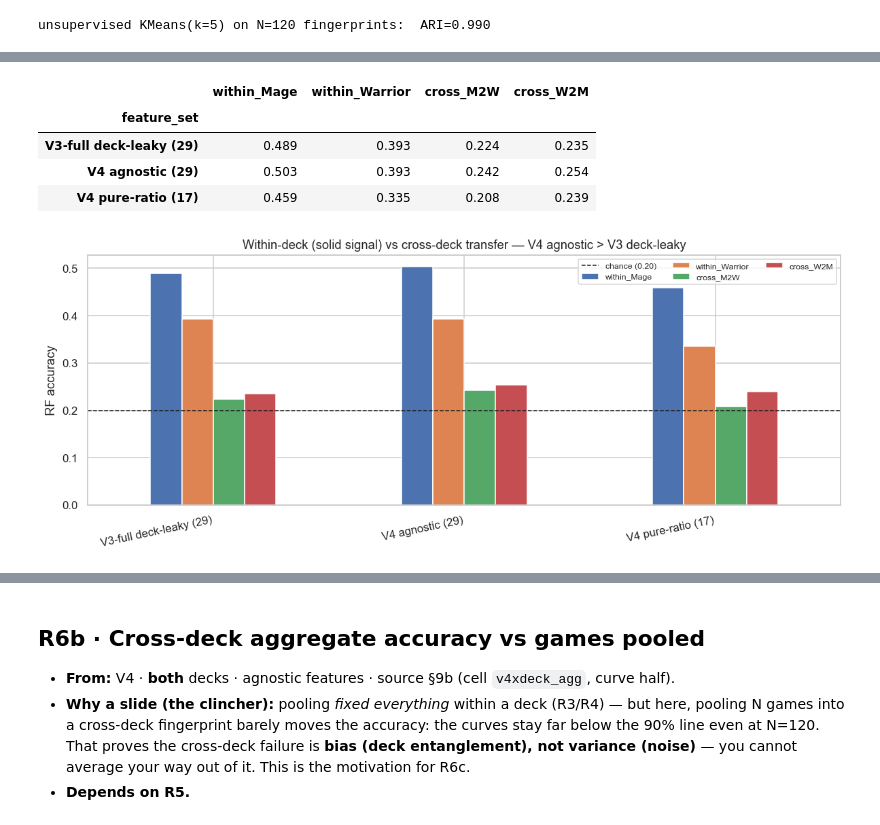
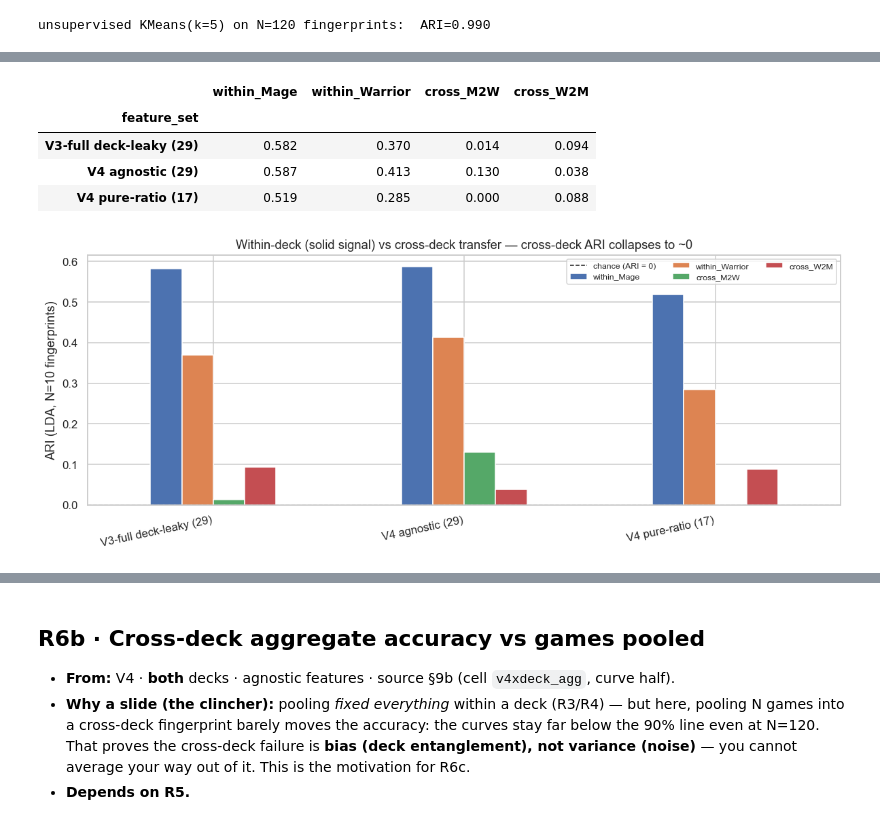
Before and after one commit to msipsb/JAIST-Internship, a Jupyter notebook: Log_Analysis/playstyle_SHOW_deck.ipynb, the cells around one changed output, grey strips where cells are left out. Saved outputs shown, nothing was run; the diff lists cells and outputs as text; code cells hidden in the pictures.

```diff
--- a/Log_Analysis/playstyle_SHOW_deck.ipynb
+++ b/Log_Analysis/playstyle_SHOW_deck.ipynb
@@ -283,11 +282,11 @@ unsupervised KMeans(k=5) on N=120 fingerprints:  ARI=0.990
 * **Panels:** accuracy-vs-N per style · per-style accuracy heatmap across N · single-game confusion (Q2).
 # %%
-# R4 — §8 Q1 accuracy vs #games, on the V4 agnostic 29-feature set (Mage)
+# R4 — §8 Q1 accuracy vs #games, on the V3-full 29-feature set (Mage)
 from sklearn.preprocessing import StandardScaler
 from sklearn.discriminant_analysis import LinearDiscriminantAnalysis
 from sklearn.metrics import confusion_matrix
 
-FEATURES = FEATURES_V4   # V4 agnostic: 29 deck-normalized features
+FEATURES = FEATURES_V3   # V3-full: 11 V2 metrics + trajectory + Change-A tells (29)
 
 # --- held-out 50/50 split within each style (disjoint games) ---
 rng = np.random.default_rng(1)
@@ -360,10 +359,10 @@ sns.heatmap(pd.DataFrame(cm1, index=STYLE_ORDER, columns=STYLE_ORDER), annot=Tru
             cmap="rocket_r", ax=ax[2])
 ax[2].set_title(f"Q2 · ONE game: where it lands (acc={np.trace(cm1)/5:.2f})")
 ax[2].set_ylabel("true style"); ax[2].set_xlabel("assigned style")
-fig.suptitle("§8  How many games are needed to classify a play-style (RenoKazakusMage, V4-agnostic 29 features)", fontsize=14)
+fig.suptitle("§8  How many games are needed to classify a play-style (RenoKazakusMage, V3-full 29 features)", fontsize=14)
 fig.tight_layout(rect=[0, 0, 1, 0.96]); plt.show()
 display(acc.style.format("{:.3f}").background_gradient(cmap="rocket_r", subset=STYLE_ORDER + ["overall (LDA)"])
-        .set_caption("Held-out accuracy of an N-game fingerprint (V4-agnostic features)"))
+        .set_caption("Held-out accuracy of an N-game fingerprint (V3-full features)"))
 # %% [output]
 Smallest N (games averaged) to reach accuracy:
   overall (LDA) >= 80%: N = 15
@@ -403,9 +404,9 @@ Held-out accuracy of an N-game fingerprint (V4-agnostic features)
 # %%
-# R5 — §9a within-deck (reference) vs cross-deck RandomForest  (defines FEATURE_SETS/cross_rf/DA/DB)
+# R5 — §9a within-deck (reference) vs cross-deck LDA on N=10 fingerprints, scored by ARI
+#      (defines FEATURE_SETS / cross_lda / _xy / DA / DB reused by R6/R6b)
 from sklearn.preprocessing import StandardScaler
-from sklearn.ensemble import RandomForestClassifier
-from sklearn.model_selection import cross_val_predict
-from sklearn.metrics import accuracy_score, confusion_matrix
+from sklearn.discriminant_analysis import LinearDiscriminantAnalysis
+from sklearn.metrics import adjusted_rand_score, confusion_matrix
 from playstyle_log_parse_v4 import METRICS as V2M, TRAJ_METRICS as _TRAJ, A_FEATURES as _AF
 
 V3_FULL  = list(V2M) + list(_TRAJ) + list(_AF)
@@ -413,52 +414,70 @@ FEATURE_SETS = {
     f"V3-full deck-leaky ({len(V3_FULL)})":      V3_FULL,
     f"V4 agnostic ({len(AGNOSTIC_FEATURES)})":   list(AGNOSTIC_FEATURES),
     f"V4 pure-ratio ({len(RATIO_FEATURES)})":    list(RATIO_FEATURES),
 }
 DA, DB = "RenoKazakusMage", "AggroPirateWarrior"
+N_FP   = 10                                       # games averaged into one fingerprint
 
 def _xy(df, feats, fill_from=None):
     med = (df if fill_from is None else fill_from)[feats].median()
     return df[feats].fillna(med).values, df["style"].astype(str).values
 
-def within_rf(feats, deck):
+def _fingerprints(Xby, N, reps, seed):
+    """Bootstrap `reps` N-game mean fingerprints per style from a {style: rows} dict."""
+    r = np.random.default_rng(seed); Xs, ys = [], []
+    for s in STYLE_ORDER:
+        a = Xby[s]
+        for _ in range(reps):
+            Xs.append(a[r.integers(0, len(a), N)].mean(0)); ys.append(s)
+    return np.array(Xs), np.array(ys)
+
+def within_lda(feats, deck, N=N_FP):
+    """Within-deck reference: split games 50/50, LDA on N-game fingerprints, ARI on the held-out half."""
     d = games_all[games_all["deck"] == deck]
     X, y = _xy(d, feats); Xs = StandardScaler().fit_transform(X)
-    rf = RandomForestClassifier(n_estimators=300, random_state=0, n_jobs=-1)
-    return accuracy_score(y, cross_val_predict(rf, Xs, y, cv=5))
+    rng = np.random.default_rng(0); trby, teby = {}, {}
+    for s in STYLE_ORDER:
+        idx = np.where(y == s)[0]; rng.shuffle(idx); h = len(idx) // 2
+        trby[s], teby[s] = Xs[idx[:h]], Xs[idx[h:]]
+    Xa, ya = _fingerprints(trby, N, 300, 10); Xb, yb = _fingerprints(teby, N, 300, 20)
+    pred = LinearDiscriminantAnalysis().fit(Xa, ya).predict(Xb)
+    return adjusted_rand_score(yb, pred)
 
-def cross_rf(feats, a, b):
+def cross_lda(feats, a, b, N=N_FP):
+    """Train deck a -> test deck b: LDA on N-game fingerprints. Returns (ARI, per-style recall dict)."""
     tr, te = games_all[games_all["deck"] == a], games_all[games_all["deck"] == b]
     Xtr, ytr = _xy(tr, feats); Xte, yte = _xy(te, feats, fill_from=tr)
-    sc = StandardScaler().fit(Xtr)
-    rf = RandomForestClassifier(n_estimators=300, random_state=0, n_jobs=-1).fit(sc.transform(Xtr), ytr)
-    pred = rf.predict(sc.transform(Xte))
-    cm = confusion_matrix(yte, pred, labels=STYLE_ORDER, normalize="true")
-    return accuracy_score(yte, pred), dict(zip(STYLE_ORDER, np.diag(cm)))
+    sc = StandardScaler().fit(Xtr); Xtr, Xte = sc.transform(Xtr), sc.transform(Xte)
+    trby = {s: Xtr[ytr == s] for s in STYLE_ORDER}; teby = {s: Xte[yte == s] for s in STYLE_ORDER}
+    Xa, ya = _fingerprints(trby, N, 300, 10); Xb, yb = _fingerprints(teby, N, 300, 20)
+    pred = LinearDiscriminantAnalysis().fit(Xa, ya).predict(Xb)
+    cm = confusion_matrix(yb, pred, labels=STYLE_ORDER, normalize="true")
+    return adjusted_rand_score(yb, pred), dict(zip(STYLE_ORDER, np.diag(cm)))
 
 rows = []
 for name, feats in FEATURE_SETS.items():
-    wA, wB = within_rf(feats, DA), within_rf(feats, DB)
-    cAB, perAB = cross_rf(feats, DA, DB)
-    cBA, perBA = cross_rf(feats, DB, DA)
+    wA, wB = within_lda(feats, DA), within_lda(feats, DB)
+    cAB, _ = cross_lda(feats, DA, DB)
+    cBA, _ = cross_lda(feats, DB, DA)
     rows.append(dict(feature_set=name, within_Mage=wA, within_Warrior=wB,
                      cross_M2W=cAB, cross_W2M=cBA))
 res = pd.DataFrame(rows).set_index("feature_set")
 display(res.round(3))
 
 fig, ax = plt.subplots(figsize=(11, 4.5))
 res[["within_Mage", "within_Warrior", "cross_M2W", "cross_W2M"]].plot.bar(ax=ax)
-ax.axhline(0.20, color="k", ls="--", lw=1, label="chance (0.20)")
-ax.set_ylabel("RF accuracy"); ax.set_xlabel("")
-ax.set_title("Within-deck (solid signal) vs cross-deck transfer — V4 agnostic > V3 deck-leaky")
+ax.axhline(0.0, color="k", ls="--", lw=1, label="chance (ARI = 0)")
+ax.set_ylabel("ARI (LDA, N=10 fingerprints)"); ax.set_xlabel("")
+ax.set_title("Within-deck (solid signal) vs cross-deck transfer — cross-deck ARI collapses to ~0")
 ax.set_xticklabels(ax.get_xticklabels(), rotation=12, ha="right")
 ax.legend(fontsize=8, ncol=3); fig.tight_layout(); plt.show()
 # %% [output]
 |  | within_Mage | within_Warrior | cross_M2W | cross_W2M |
 | feature_set |  |  |  |  |
-| V3-full deck-leaky (29) | 0.489 | 0.393 | 0.224 | 0.235 |
-| V4 agnostic (29) | 0.503 | 0.393 | 0.242 | 0.254 |
-| V4 pure-ratio (17) | 0.459 | 0.335 | 0.208 | 0.239 |
+| V3-full deck-leaky (29) | 0.582 | 0.370 | 0.014 | 0.094 |
+| V4 agnostic (29) | 0.587 | 0.413 | 0.130 | 0.038 |
+| V4 pure-ratio (17) | 0.519 | 0.285 | 0.000 | 0.088 |
-[figure, old version]
+[figure, new version]
 # %% [markdown]
 ## R6 · Cross-deck per-style recall (heatmap)
 
```
Also changed, not shown: parts of 37 cells of this notebook, 1 other file.
